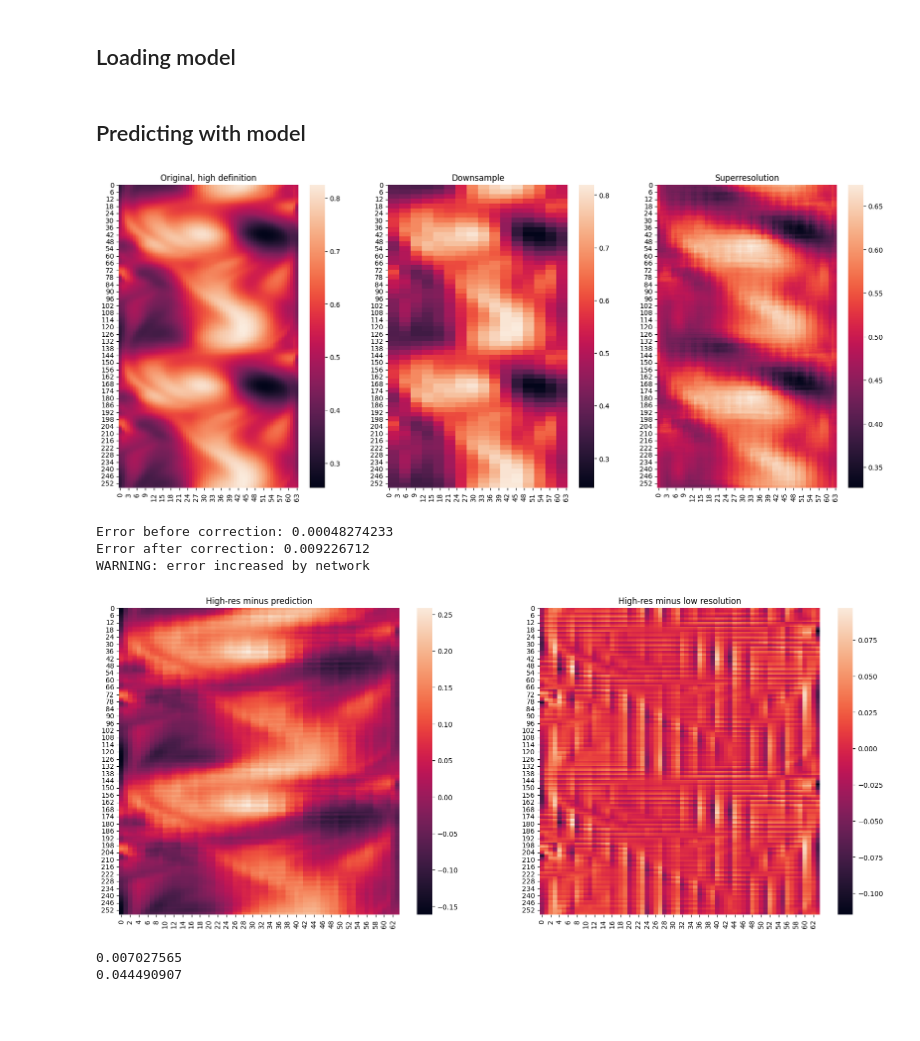
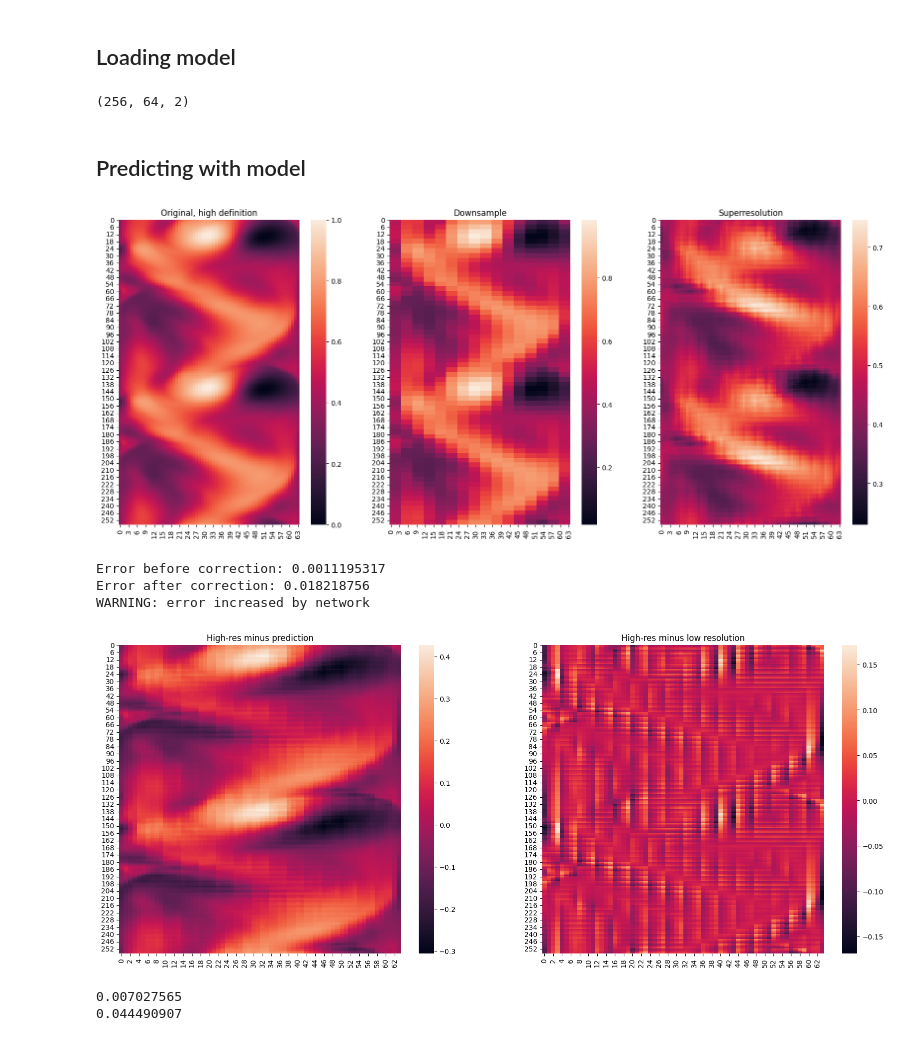
Before and after one commit to diegodelc/jax-cfd, a Jupyter notebook: notebooks/hybrid_model/training_superresolutions/one_channel.ipynb, the cells around one changed output. Saved outputs shown, nothing was run; the diff lists cells and outputs as text; code cells hidden in the pictures; blank space fills up the shorter version.

```diff
--- a/notebooks/hybrid_model/training_superresolutions/one_channel.ipynb
+++ b/notebooks/hybrid_model/training_superresolutions/one_channel.ipynb
@@ -117,9 +132,12 @@ def scaleAllVelocities(high_def,allVels=False):
 def scaleAllTimes(data):
     out = []
     for i in range(len(data)):
-        this_time = []
-        for j in range(len(data[0])):
-            this_time.append(scale(data[i][j]))
+        this_time = jnp.dstack([
+            scale(data[i][:,:,0]),
+            scale(data[i][:,:,1])
+        ])
+
+
         out.append(this_time)
     return out
 # %%
@@ -214,9 +273,9 @@ def toDeviceArrays(data):
 # %%
-X_train = toDeviceArrays(X_train)
-Y_train = toDeviceArrays(Y_train)
+# X_train = toDeviceArrays(X_train)
+# Y_train = toDeviceArrays(Y_train)
 
-X_test = toDeviceArrays(X_test)
-Y_test = toDeviceArrays(Y_test)
+# X_test = toDeviceArrays(X_test)
+# Y_test = toDeviceArrays(Y_test)
 # %%
 def getUorV(data, u=0,xlen=256,ylen=64):
     out = []
@@ -260,11 +295,11 @@ numpy.ndarray
 #extract u from u and v
 # diego = getUorV(X_train)
 
-X_train = getUorV(X_train)
-Y_train = getUorV(Y_train)
+# X_train = getUorV(X_train)
+# Y_train = getUorV(Y_train)
 
-X_test = getUorV(X_test)
-Y_test = getUorV(Y_test)
+# X_test = getUorV(X_test)
+# Y_test = getUorV(Y_test)
 # %%
 #reference:
 # https://goodboychan.github.io/python/deep_learning/vision/tensorflow-keras/2020/10/13/01-Super-Resolution-CNN.html#Build-SR-CNN-Model
@@ -435,29 +520,33 @@ with open(save_path,'rb',) as pickle_file:
     loaded = pickle.load(pickle_file)
     loaded.make_forward_pass()
     loaded.preprocess()
+# %%
+np.shape(pred)
+# %% [output]
+(256, 64, 2)
 # %% [markdown]
 ## Predicting with model
 # %%
-num =  34 #int(np.random.rand()*np.shape(X_test)[0]//1)
+num =  20 #int(np.random.rand()*np.shape(X_test)[0]//1)
 vel = 0      # 0 is u, 1 is v
 
-pred = loaded.forward_pass.apply(loaded.params,X_test[num,:,:,:])
+pred = loaded.forward_pass.apply(loaded.params,X_test[num])
 # %%
 fig, axs = plt.subplots(1,3, facecolor='w', edgecolor='k',figsize=(20,8))
 # fig.subplots_adjust(hspace = .5, wspace=.1)
 axs = axs.ravel()
 
-im = seaborn.heatmap(Y_test[num,:,:,vel],ax = axs[0])
+im = seaborn.heatmap(Y_test[num][:,:,vel],ax = axs[0])
 axs[0].title.set_text("Original, high definition")
-im = seaborn.heatmap(X_test[num,:,:,vel],ax = axs[1])
+im = seaborn.heatmap(X_test[num][:,:,vel],ax = axs[1])
 axs[1].title.set_text("Downsample")
 im = seaborn.heatmap(pred[:,:,vel],ax = axs[2])
 axs[2].title.set_text("Superresolution")
 # %% [output]
-[figure, old version]
+[figure, new version]
 # %%
-err_before = mse(X_test[num,:,:,vel],Y_test[num,:,:,vel])
-err_after = mse(pred[:,:,vel],Y_test[num,:,:,vel])
+err_before = mse(X_test[num][:,:,vel],Y_test[num][:,:,vel])
+err_after = mse(pred[:,:,vel],Y_test[num][:,:,vel])
 
 print("Error before correction: " + str(err_before))
 print("Error after correction: " + str(err_after))
@@ -467,8 +556,8 @@ if err_after<err_before:
 else:
     print("WARNING: error increased by network")
 # %% [output]
-Error before correction: 0.00048274233
-Error after correction: 0.009226712
+Error before correction: 0.0011195317
+Error after correction: 0.018218756
 WARNING: error increased by network
 # %%
 # I think these are called residuals (?)
@@ -476,12 +565,12 @@ fig, axs = plt.subplots(1,2, facecolor='w', edgecolor='k',figsize=(20,8))
 # fig.subplots_adjust(hspace = .5, wspace=.1)
 axs = axs.ravel()
 
-im = seaborn.heatmap(Y_test[num,:,:,vel]-pred[:,:,vel],ax = axs[0])
+im = seaborn.heatmap(Y_test[num][:,:,vel]-pred[:,:,vel],ax = axs[0])
 axs[0].title.set_text("High-res minus prediction")
-im = seaborn.heatmap(Y_test[num,:,:,vel]-X_test[num,:,:,vel],ax = axs[1])
+im = seaborn.heatmap(Y_test[num][:,:,vel]-X_test[num][:,:,vel],ax = axs[1])
 axs[1].title.set_text("High-res minus low resolution")
 # %% [output]
-[figure, old version]
+[figure, new version]
 # %%
 print(mse(pred[:,:,0],pred[:,:,1]))
 print(mse(Y_test[num,:,:,0],Y_test[num,:,:,1]))
```
Also changed, not shown: parts of 26 cells of this notebook.
